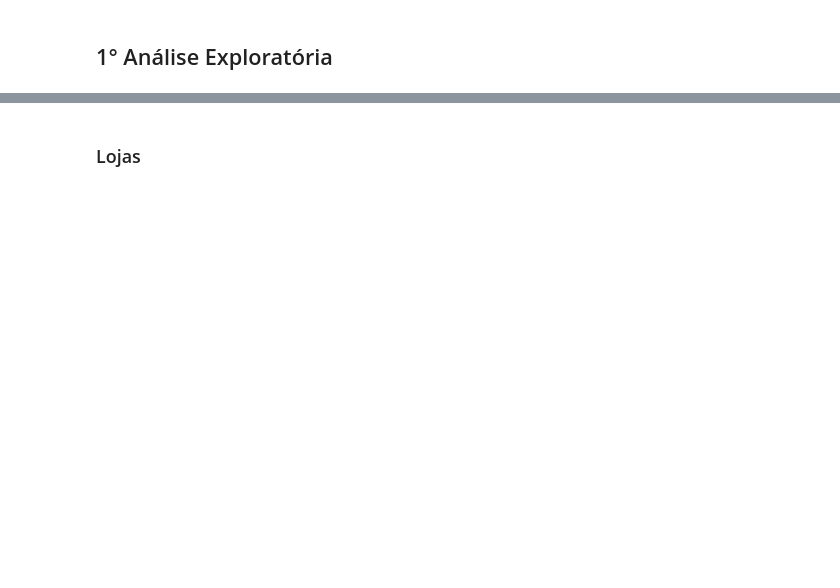
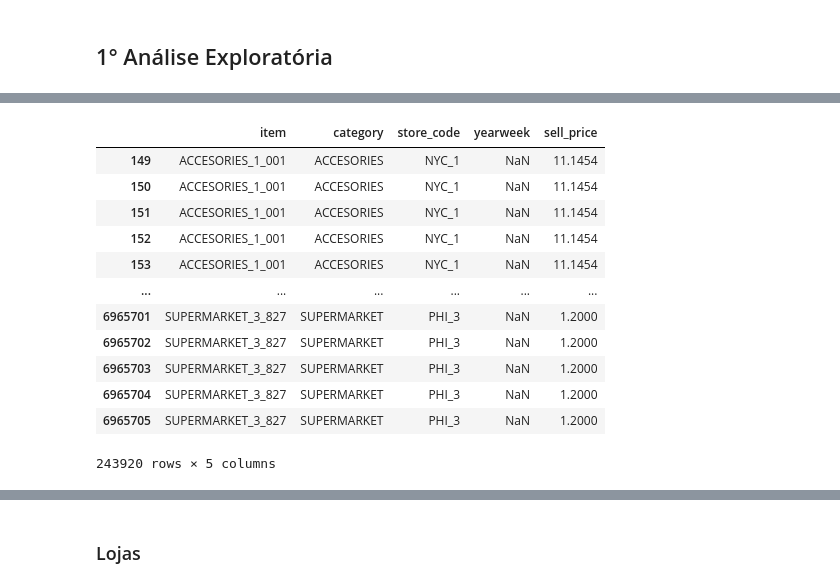
Before and after one commit to mvieiradev/DS-Market, a Jupyter notebook: DSM_Metodologias.ipynb, the cells around one changed output, grey strips where cells are left out. Saved outputs shown, nothing was run; the diff lists cells and outputs as text; code cells hidden in the pictures; blank space fills up the shorter version.

```diff
--- a/DSM_Metodologias.ipynb
+++ b/DSM_Metodologias.ipynb
@@ -206,0 +157,17 @@ merged_df.head()
+# %%
+#Procurando os valores faltantes
+df_item_prices[df_item_prices.isna().any(axis=1)]
+# %% [output]
+|  | item | category | store_code | yearweek | sell_price |
+| 149 | ACCESORIES_1_001 | ACCESORIES | NYC_1 | NaN | 11.1454 |
+| 150 | ACCESORIES_1_001 | ACCESORIES | NYC_1 | NaN | 11.1454 |
+| 151 | ACCESORIES_1_001 | ACCESORIES | NYC_1 | NaN | 11.1454 |
+| 152 | ACCESORIES_1_001 | ACCESORIES | NYC_1 | NaN | 11.1454 |
+| 153 | ACCESORIES_1_001 | ACCESORIES | NYC_1 | NaN | 11.1454 |
+| ... | ... | ... | ... | ... | ... |
+| 6965701 | SUPERMARKET_3_827 | SUPERMARKET | PHI_3 | NaN | 1.2000 |
+| 6965702 | SUPERMARKET_3_827 | SUPERMARKET | PHI_3 | NaN | 1.2000 |
+| 6965703 | SUPERMARKET_3_827 | SUPERMARKET | PHI_3 | NaN | 1.2000 |
+| 6965704 | SUPERMARKET_3_827 | SUPERMARKET | PHI_3 | NaN | 1.2000 |
+| 6965705 | SUPERMARKET_3_827 | SUPERMARKET | PHI_3 | NaN | 1.2000 |
+243920 rows × 5 columns
```
Also changed, not shown: parts of 72 cells of this notebook.
